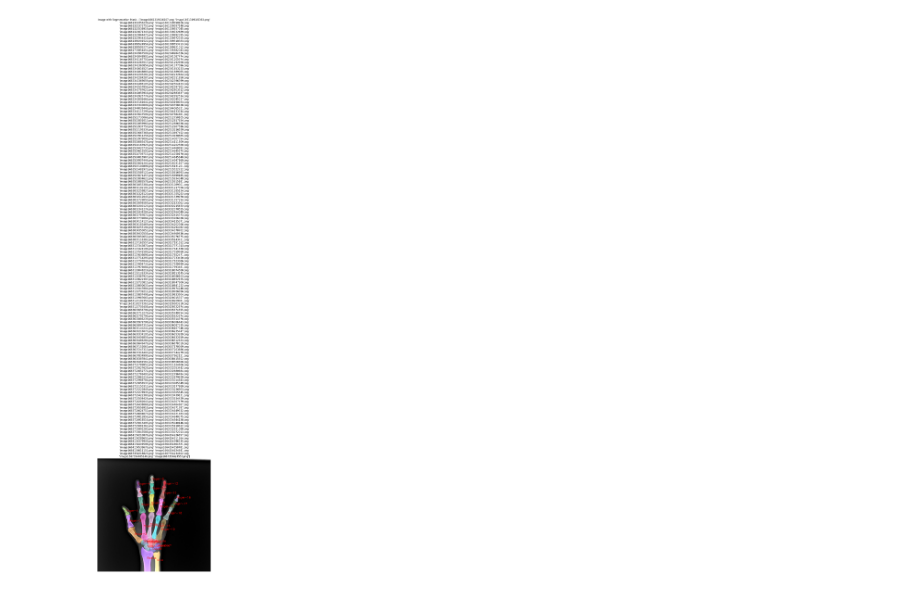
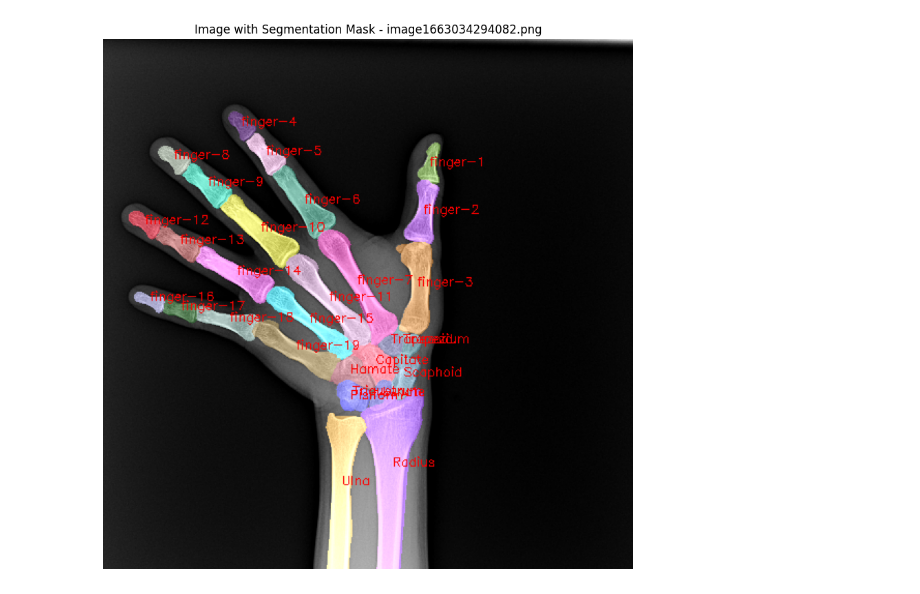
Before and after one commit to boostcampaitech7/level2-cv-semanticsegmentation-cv-8-lv3, a Jupyter notebook: utils/Output_Overlay.ipynb, the cells around one changed output. Cells and saved outputs as stored; diff of their text form; code cells hidden in the pictures.

Commit message:
Refactor: Title 수정

```diff
--- a/utils/Output_Overlay.ipynb
+++ b/utils/Output_Overlay.ipynb
@@ -131,7 +132,7 @@ def label2rgb(label):
 
 
 # 이미지 시각화 함수
-def visualize_images_and_labels(image, label):
+def visualize_images_and_labels(image, label, image_name=None):
     if image is None or label is None:
         print("Error: Image or label is None. Cannot visualize.")
         return
@@ -155,19 +156,29 @@ def visualize_images_and_labels(image, label):
                 cY = int(M["m01"] / M["m00"])
                 cv2.putText(output_image, class_name, (cX, cY), cv2.FONT_HERSHEY_SIMPLEX, 0.4, (255, 0, 0, 1), 1)
 
+    # 이미지 시각화
     plt.figure(figsize=(10, 10))
+
+    # 이미지 파일명을 제목에 추가
+    if image_name:
+        plt.title(f"Image with Segmentation Mask - {image_name}")
+    else:
+        plt.title("Image with Segmentation Mask")
+
     plt.imshow(output_image)
-    plt.title("Image with Segmentation Mask")
     plt.axis('off')
     plt.show()
 # %%
 # 이미지와 레이블 시각화
 filenames = df['image_name'].unique()
 transform = A.Resize(512, 512)
 dataset = XRayDataset(filenames, df, transforms=transform, is_train=True)
 
-# 첫 번째 이미지를 시각화
-image, label = dataset[0]
-visualize_images_and_labels(image, label, filenames)
+# 랜덤으로 인덱스를 선택하여 시각화
+random_index = random.choice(range(len(filenames)))  # 랜덤 인덱스 선택
+image, label = dataset[random_index]
+image_name = filenames[random_index]  # 랜덤 이미지 이름
+
+visualize_images_and_labels(image, label, image_name)
 # %% [output]
-[figure, old version]
+[figure, new version]
```
Also changed, not shown: parts of 1 cell of this notebook.
